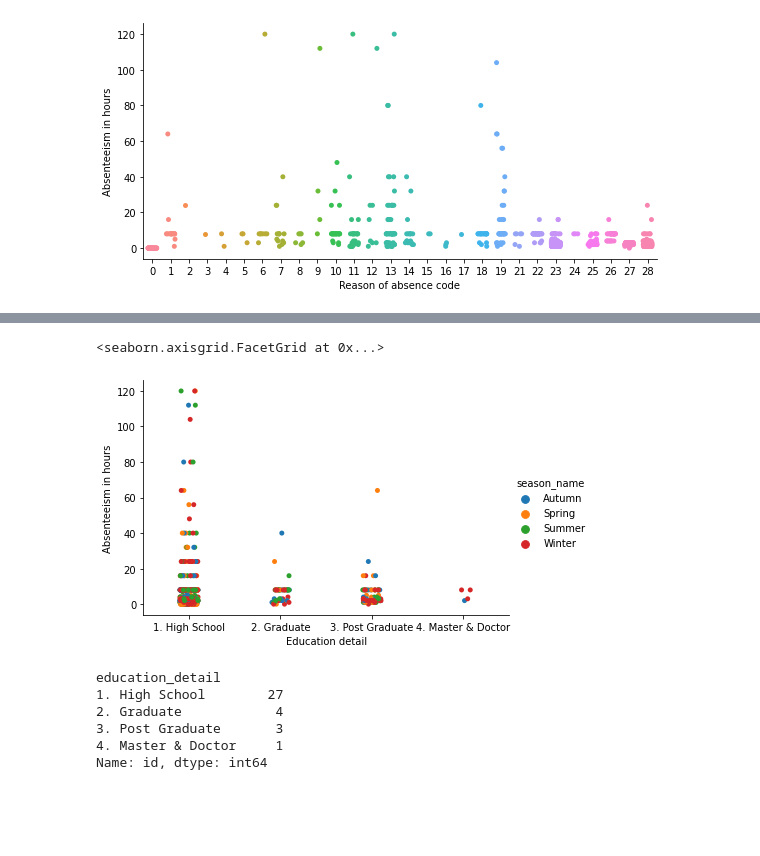
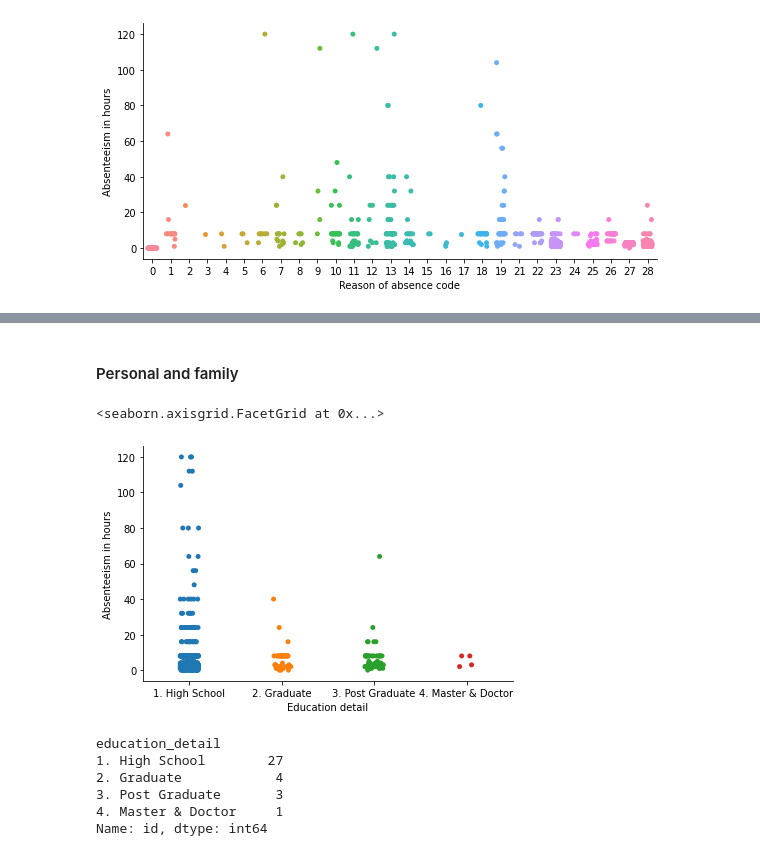
Before and after one commit to gianluigilopardo/Absenteeism_prediction, a Jupyter notebook: absenteeism_notebook.ipynb, the cells around one changed output, grey strips where cells are left out. Drawn from its saved outputs; the diff is of its cells as text; code cells hidden in the pictures; blank space fills up the shorter version.

```diff
--- a/absenteeism_notebook.ipynb
+++ b/absenteeism_notebook.ipynb
@@ -368,2 +369,14 @@ Sometimes simple plotting can help understanding how to proceed. We analyze the
+# %%
+# Useful for visualization
+def level(absh):
+  if(absh < 2):
+    lev = 'late'
+  elif((absh >= 2) and (absh < 8)):
+    lev = 'hours'
+  elif(absh >= 8):
+    lev = 'days'
+  return lev
+
+ds_explore['abs_lev'] = ds_explore['abs_hours'].apply(lambda x: level(x)).astype('category')
 # %%
 # Plotting absenteeism hours
@@ -426,13 +531,14 @@ sns.catplot(x = 'reason', y = 'abs_hours',
+# %% [markdown]
+#### Personal and family
 # %%
-# EDUCATION AND SEASON
+# EDUCATION
 sns.catplot(x = 'education_detail', y = 'abs_hours',
-            hue = 'season_name',
             data = ds_explore,
             height = 4,
             aspect = 1.5).set_axis_labels("Education detail", 'Absenteeism in hours')
 # %% [output]
 <seaborn.axisgrid.FacetGrid at 0x...>
-[figure, old version]
+[figure, new version]
 # %%
 # Employees per education
 ds_explore.groupby('education_detail')['id'].nunique()
```
Also changed, not shown: parts of 90 cells of this notebook.
